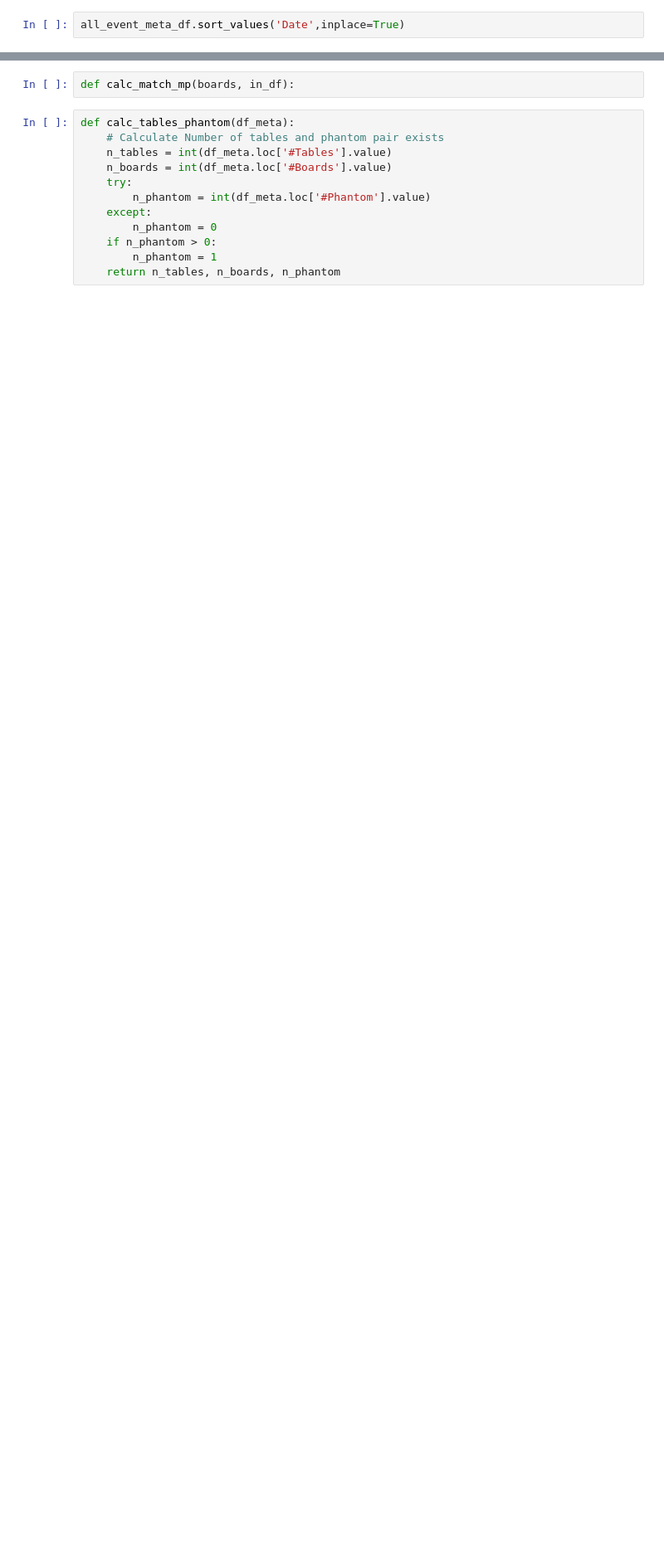
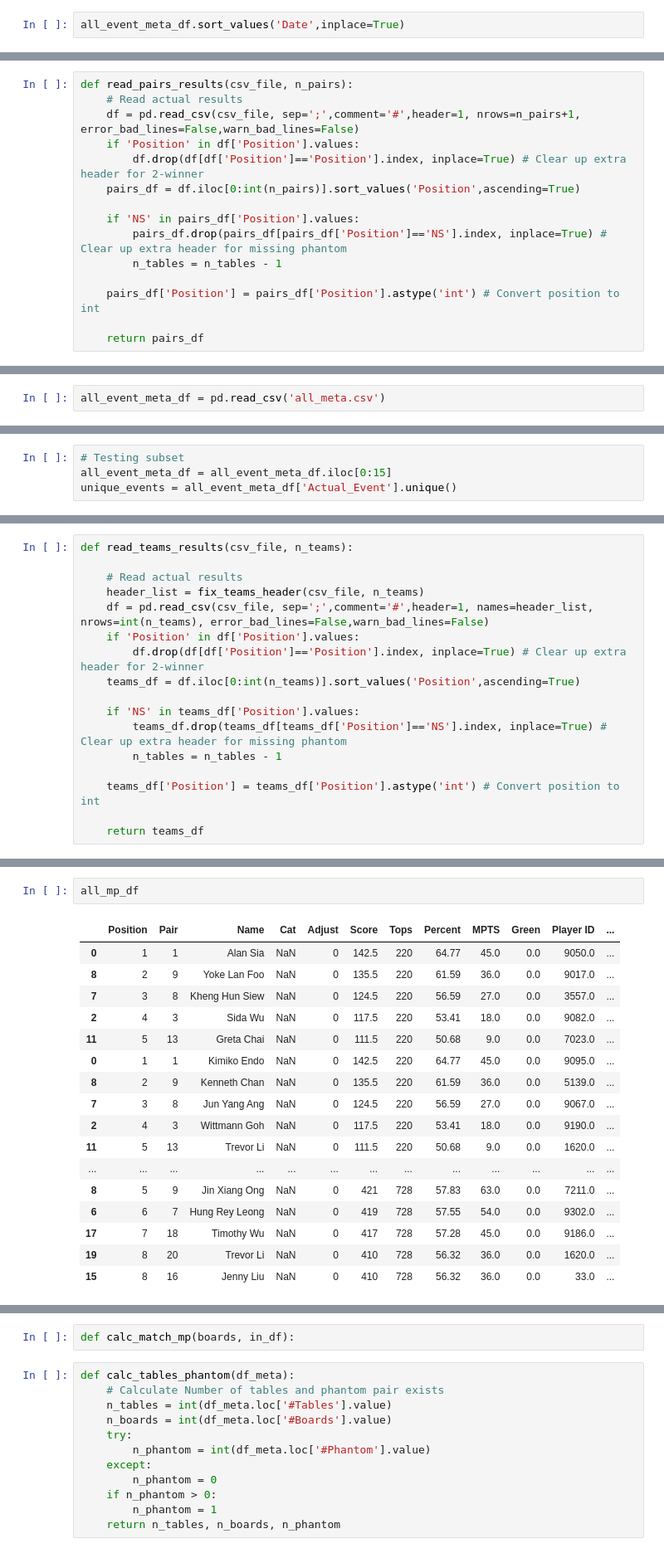
Before and after one commit to angshenting/scba-techcomm, a Jupyter notebook: masterpoints/Process and Calculate.ipynb, the cells around one changed output, grey strips where cells are left out. Shown: that part at 83% size. Cells and saved outputs as stored; diff of their text form; blank space fills up the shorter version.

```diff
--- a/masterpoints/Process and Calculate.ipynb
+++ b/masterpoints/Process and Calculate.ipynb
@@ -124,0 +328,15 @@ all_event_meta_df.to_csv('all_meta.csv', index=False)
+# %%
+def read_pairs_results(csv_file, n_pairs):
+    # Read actual results
+    df = pd.read_csv(csv_file, sep=';',comment='#',header=1, nrows=n_pairs+1, error_bad_lines=False,warn_bad_lines=False)
+    if 'Position' in df['Position'].values:
+        df.drop(df[df['Position']=='Position'].index, inplace=True) # Clear up extra header for 2-winner
+    pairs_df = df.iloc[0:int(n_pairs)].sort_values('Position',ascending=True)
+
+    if 'NS' in pairs_df['Position'].values:
+        pairs_df.drop(pairs_df[pairs_df['Position']=='NS'].index, inplace=True) # Clear up extra header for missing phantom
+        n_tables = n_tables - 1
+
+    pairs_df['Position'] = pairs_df['Position'].astype('int') # Convert position to int
+
+    return pairs_df
@@ -124,0 +345,2 @@ all_event_meta_df.to_csv('all_meta.csv', index=False)
+# %%
+all_event_meta_df = pd.read_csv('all_meta.csv')
@@ -124,0 +360,4 @@ all_event_meta_df.to_csv('all_meta.csv', index=False)
+# %%
+# Testing subset
+all_event_meta_df = all_event_meta_df.iloc[0:15]
+unique_events = all_event_meta_df['Actual_Event'].unique()
@@ -124,0 +415,17 @@ all_event_meta_df.to_csv('all_meta.csv', index=False)
+# %%
+def read_teams_results(csv_file, n_teams):
+
+    # Read actual results
+    header_list = fix_teams_header(csv_file, n_teams)
+    df = pd.read_csv(csv_file, sep=';',comment='#',header=1, names=header_list, nrows=int(n_teams), error_bad_lines=False,warn_bad_lines=False)
+    if 'Position' in df['Position'].values:
+        df.drop(df[df['Position']=='Position'].index, inplace=True) # Clear up extra header for 2-winner
+    teams_df = df.iloc[0:int(n_teams)].sort_values('Position',ascending=True)
+
+    if 'NS' in teams_df['Position'].values:
+        teams_df.drop(teams_df[teams_df['Position']=='NS'].index, inplace=True) # Clear up extra header for missing phantom
+        n_tables = n_tables - 1
+
+    teams_df['Position'] = teams_df['Position'].astype('int') # Convert position to int
+
+    return teams_df
@@ -124,0 +564,20 @@ all_event_meta_df.to_csv('all_meta.csv', index=False)
+# %%
+all_mp_df
+# %% [output]
+|  | Position | Pair | Name | Cat | Adjust | Score | Tops | Percent | MPTS | Green | Player ID | ... |
+| 0 | 1 | 1 | Alan Sia | NaN | 0 | 142.5 | 220 | 64.77 | 45.0 | 0.0 | 9050.0 | ... |
+| 8 | 2 | 9 | Yoke Lan Foo | NaN | 0 | 135.5 | 220 | 61.59 | 36.0 | 0.0 | 9017.0 | ... |
+| 7 | 3 | 8 | Kheng Hun Siew | NaN | 0 | 124.5 | 220 | 56.59 | 27.0 | 0.0 | 3557.0 | ... |
+| 2 | 4 | 3 | Sida Wu | NaN | 0 | 117.5 | 220 | 53.41 | 18.0 | 0.0 | 9082.0 | ... |
+| 11 | 5 | 13 | Greta Chai | NaN | 0 | 111.5 | 220 | 50.68 | 9.0 | 0.0 | 7023.0 | ... |
+| 0 | 1 | 1 | Kimiko Endo | NaN | 0 | 142.5 | 220 | 64.77 | 45.0 | 0.0 | 9095.0 | ... |
+| 8 | 2 | 9 | Kenneth Chan | NaN | 0 | 135.5 | 220 | 61.59 | 36.0 | 0.0 | 5139.0 | ... |
+| 7 | 3 | 8 | Jun Yang Ang | NaN | 0 | 124.5 | 220 | 56.59 | 27.0 | 0.0 | 9067.0 | ... |
+| 2 | 4 | 3 | Wittmann Goh | NaN | 0 | 117.5 | 220 | 53.41 | 18.0 | 0.0 | 9190.0 | ... |
+| 11 | 5 | 13 | Trevor Li | NaN | 0 | 111.5 | 220 | 50.68 | 9.0 | 0.0 | 1620.0 | ... |
+| ... | ... | ... | ... | ... | ... | ... | ... | ... | ... | ... | ... | ... |
+| 8 | 5 | 9 | Jin Xiang Ong | NaN | 0 | 421 | 728 | 57.83 | 63.0 | 0.0 | 7211.0 | ... |
+| 6 | 6 | 7 | Hung Rey Leong | NaN | 0 | 419 | 728 | 57.55 | 54.0 | 0.0 | 9302.0 | ... |
+| 17 | 7 | 18 | Timothy Wu | NaN | 0 | 417 | 728 | 57.28 | 45.0 | 0.0 | 9186.0 | ... |
+| 19 | 8 | 20 | Trevor Li | NaN | 0 | 410 | 728 | 56.32 | 36.0 | 0.0 | 1620.0 | ... |
+| 15 | 8 | 16 | Jenny Liu | NaN | 0 | 410 | 728 | 56.32 | 36.0 | 0.0 | 33.0 | ... |
```
Also changed, not shown: parts of 42 cells of this notebook.
